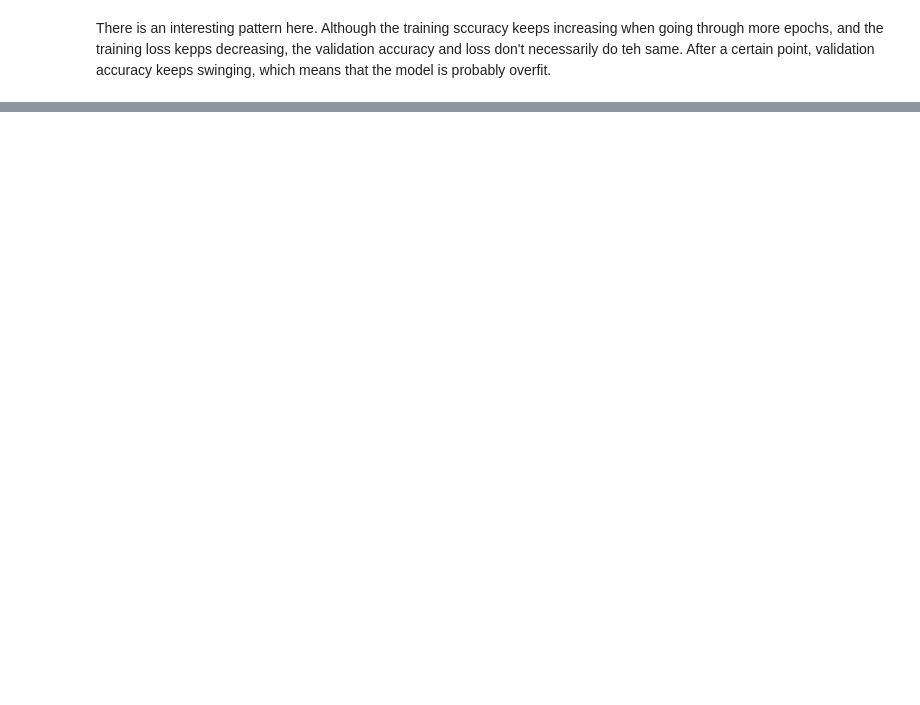
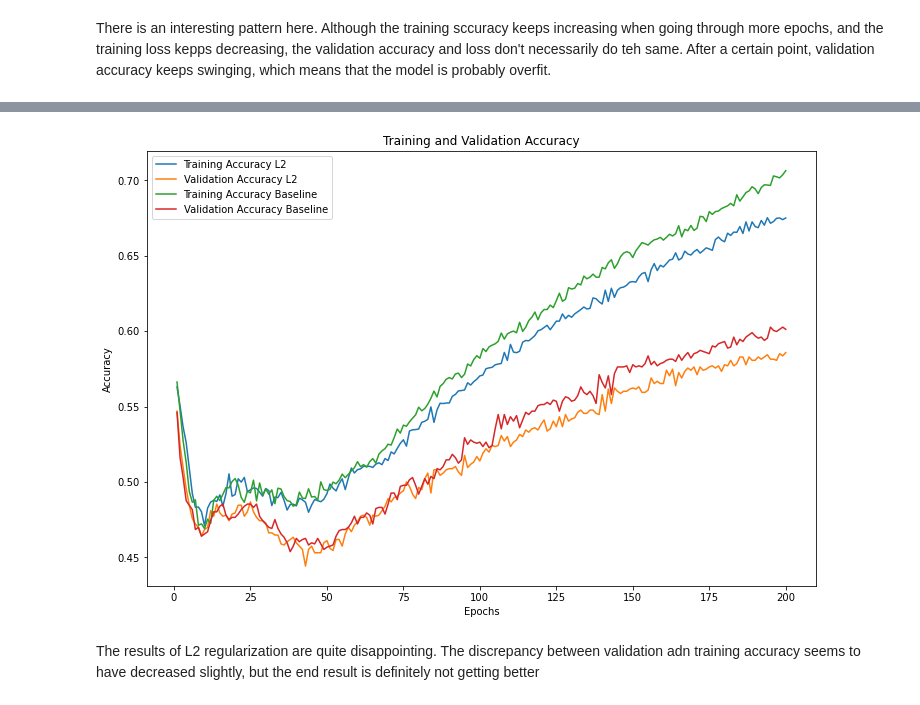
Before and after one commit to VolhaP87/Twitter_Sentiment_Analysis, a Jupyter notebook: Untitled1.ipynb, the cells around one changed output, grey strips where cells are left out. Saved outputs shown, nothing was run; the diff lists cells and outputs as text; code cells hidden in the pictures; blank space fills up the shorter version.

Commit message:
Build Dropout Model

```diff
--- a/Untitled1.ipynb
+++ b/Untitled1.ipynb
@@ -217,0 +218,21 @@ Test Accuracy: 0.583
+# %%
+from keras import regularizers
+random.seed(123)
+L2_model = models.Sequential()
+L2_model.add(layers.Dense(50,
+                          activation='relu',
+                          kernel_regularizer=regularizers.l2(0.005),
+                          input_shape=(2000,)))
+L2_model.add(layers.Dense(25,
+                          kernel_regularizer=regularizers.l2(0.005),
+                          activation='relu'))
+L2_model.add(layers.Dense(3, activation='softmax'))
+
+L2_model.compile(optimizer='SGD', loss='categorical_crossentropy', metrics=['accuracy'])
+# %%
+L2_model_val = L2_model.fit(X_train_tokens,
+                            y_train_lb,
+                            class_weight=weights,
+                            epochs=200,
+                            batch_size=256,
+                            validation_data=(X_val_tokens, y_val_lb))
@@ -217,0 +276,24 @@ Test Accuracy: 0.583
+# %%
+# look at the training and validation accuracy for baseline and l2 model
+L2_model_dict = L2_model_val.history
+L2_acc_values = L2_model_dict['accuracy']
+L2_val_acc_values = L2_model_dict['val_accuracy']
+
+baseline_model_acc = baseline_model_val_dict['accuracy']
+baseline_model_val_acc = baseline_model_val_dict['val_accuracy']
+
+
+fig, ax = plt.subplots(figsize=(12, 8))
+epochs = range(1, len(acc_values)+1)
+ax.plot(epochs, L2_acc_values, label='Training Accuracy L2')
+ax.plot(epochs, L2_val_acc_values, label='Validation Accuracy L2')
+ax.plot(epochs, baseline_model_acc, label='Training Accuracy Baseline')
+ax.plot(epochs, baseline_model_val_acc, label='Validation Accuracy Baseline')
+ax.set_title('Training and Validation Accuracy')
+ax.set_xlabel('Epochs')
+ax.set_ylabel('Accuracy')
+ax.legend();
+# %% [output]
+[figure, added]
+# %% [markdown]
+The results of L2 regularization are quite disappointing. The discrepancy between validation adn training accuracy seems to have decreased slightly, but the end result is definitely not getting better
```
Also changed, not shown: parts of 14 cells of this notebook.
